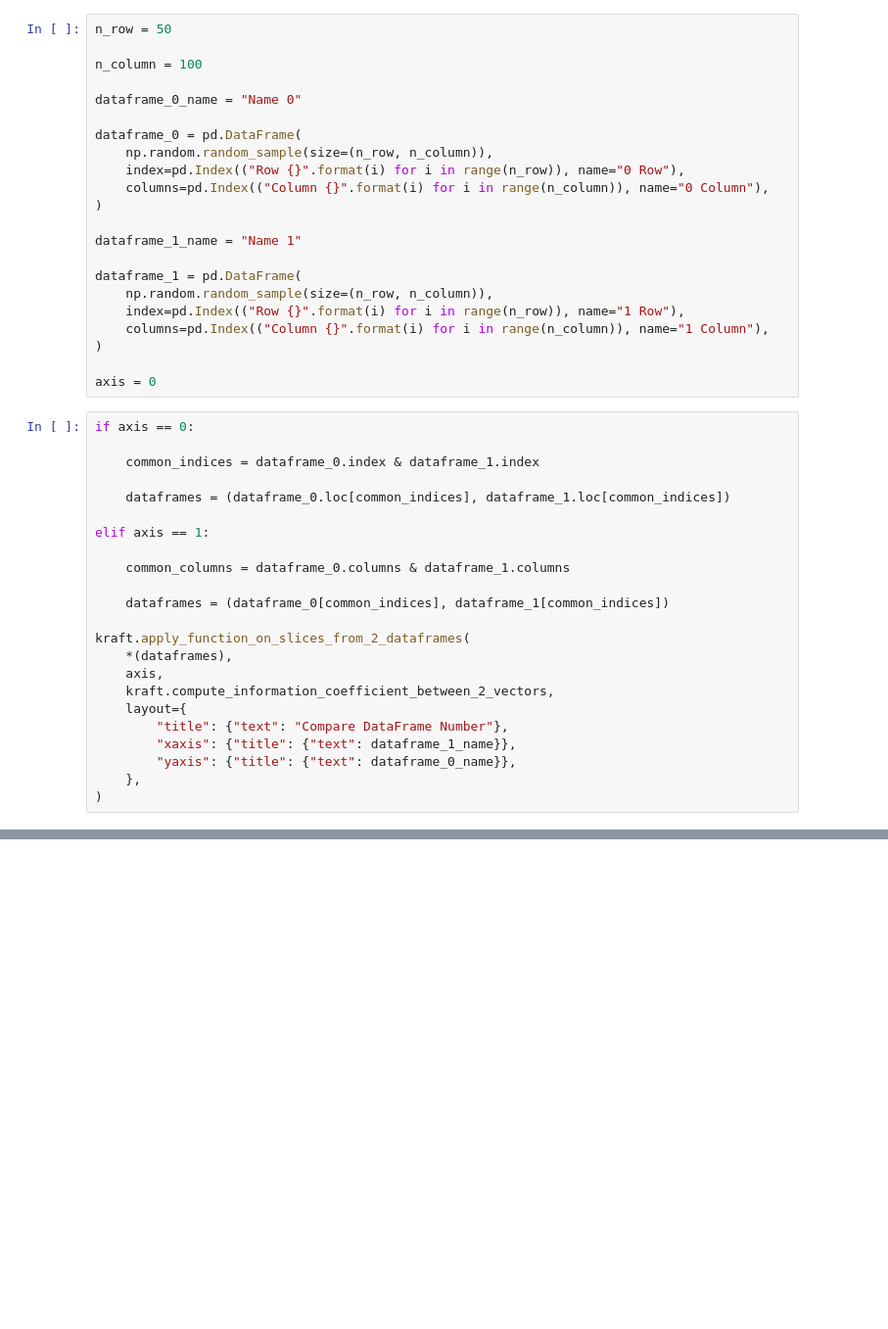
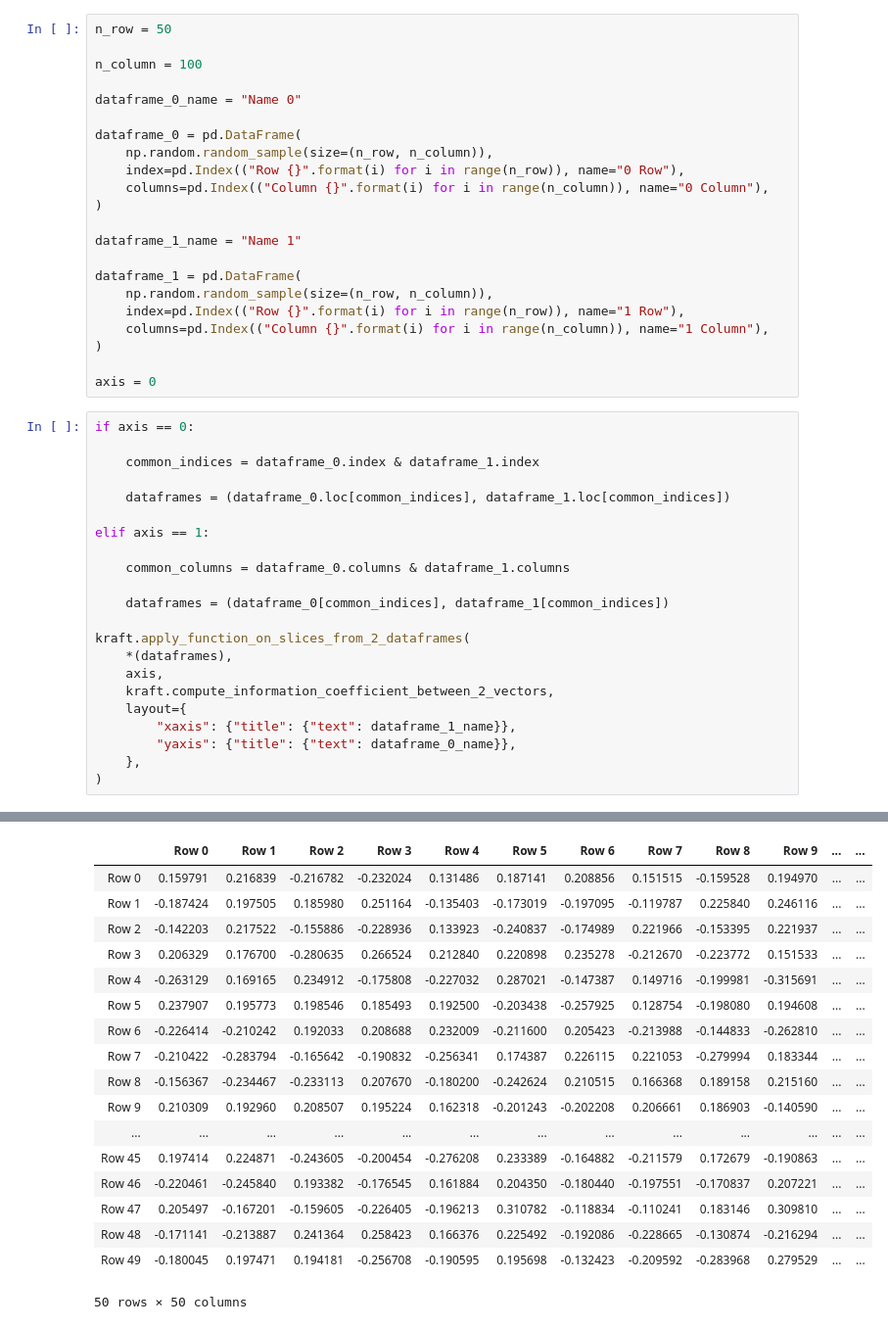
Before and after one commit to KwatMDPhD/ccal, a Jupyter notebook: notebook/compare_2_dataframe_numbers.ipynb, the cells around one changed output, grey strips where cells are left out. Shown at 98% size. Saved outputs shown, nothing was run; the diff lists cells and outputs as text; blank space fills up the shorter version.

Commit message:
plot_dataframe

```diff
--- a/notebook/compare_2_dataframe_numbers.ipynb
+++ b/notebook/compare_2_dataframe_numbers.ipynb
@@ -46,8 +46,8 @@ kraft.apply_function_on_slices_from_2_dataframes(
     axis,
     kraft.compute_information_coefficient_between_2_vectors,
     layout={
-        "title": {"text": "Compare DataFrame Number"},
         "xaxis": {"title": {"text": dataframe_1_name}},
         "yaxis": {"title": {"text": dataframe_0_name}},
     },
 )
+# %% [output]
@@ -53,0 +56,18 @@ kraft.apply_function_on_slices_from_2_dataframes(
+|  | Row 0 | Row 1 | Row 2 | Row 3 | Row 4 | Row 5 | Row 6 | Row 7 | Row 8 | Row 9 | ... | ... |
+| Row 0 | 0.159791 | 0.216839 | -0.216782 | -0.232024 | 0.131486 | 0.187141 | 0.208856 | 0.151515 | -0.159528 | 0.194970 | ... | ... |
+| Row 1 | -0.187424 | 0.197505 | 0.185980 | 0.251164 | -0.135403 | -0.173019 | -0.197095 | -0.119787 | 0.225840 | 0.246116 | ... | ... |
+| Row 2 | -0.142203 | 0.217522 | -0.155886 | -0.228936 | 0.133923 | -0.240837 | -0.174989 | 0.221966 | -0.153395 | 0.221937 | ... | ... |
+| Row 3 | 0.206329 | 0.176700 | -0.280635 | 0.266524 | 0.212840 | 0.220898 | 0.235278 | -0.212670 | -0.223772 | 0.151533 | ... | ... |
+| Row 4 | -0.263129 | 0.169165 | 0.234912 | -0.175808 | -0.227032 | 0.287021 | -0.147387 | 0.149716 | -0.199981 | -0.315691 | ... | ... |
+| Row 5 | 0.237907 | 0.195773 | 0.198546 | 0.185493 | 0.192500 | -0.203438 | -0.257925 | 0.128754 | -0.198080 | 0.194608 | ... | ... |
+| Row 6 | -0.226414 | -0.210242 | 0.192033 | 0.208688 | 0.232009 | -0.211600 | 0.205423 | -0.213988 | -0.144833 | -0.262810 | ... | ... |
+| Row 7 | -0.210422 | -0.283794 | -0.165642 | -0.190832 | -0.256341 | 0.174387 | 0.226115 | 0.221053 | -0.279994 | 0.183344 | ... | ... |
+| Row 8 | -0.156367 | -0.234467 | -0.233113 | 0.207670 | -0.180200 | -0.242624 | 0.210515 | 0.166368 | 0.189158 | 0.215160 | ... | ... |
+| Row 9 | 0.210309 | 0.192960 | 0.208507 | 0.195224 | 0.162318 | -0.201243 | -0.202208 | 0.206661 | 0.186903 | -0.140590 | ... | ... |
+| ... | ... | ... | ... | ... | ... | ... | ... | ... | ... | ... | ... | ... |
+| Row 45 | 0.197414 | 0.224871 | -0.243605 | -0.200454 | -0.276208 | 0.233389 | -0.164882 | -0.211579 | 0.172679 | -0.190863 | ... | ... |
+| Row 46 | -0.220461 | -0.245840 | 0.193382 | -0.176545 | 0.161884 | 0.204350 | -0.180440 | -0.197551 | -0.170837 | 0.207221 | ... | ... |
+| Row 47 | 0.205497 | -0.167201 | -0.159605 | -0.226405 | -0.196213 | 0.310782 | -0.118834 | -0.110241 | 0.183146 | 0.309810 | ... | ... |
+| Row 48 | -0.171141 | -0.213887 | 0.241364 | 0.258423 | 0.166376 | 0.225492 | -0.192086 | -0.228665 | -0.130874 | -0.216294 | ... | ... |
+| Row 49 | -0.180045 | 0.197471 | 0.194181 | -0.256708 | -0.190595 | 0.195698 | -0.132423 | -0.209592 | -0.283968 | 0.279529 | ... | ... |
+50 rows × 50 columns
```
Also changed, not shown: parts of 1 cell of this notebook, 50 other files.
